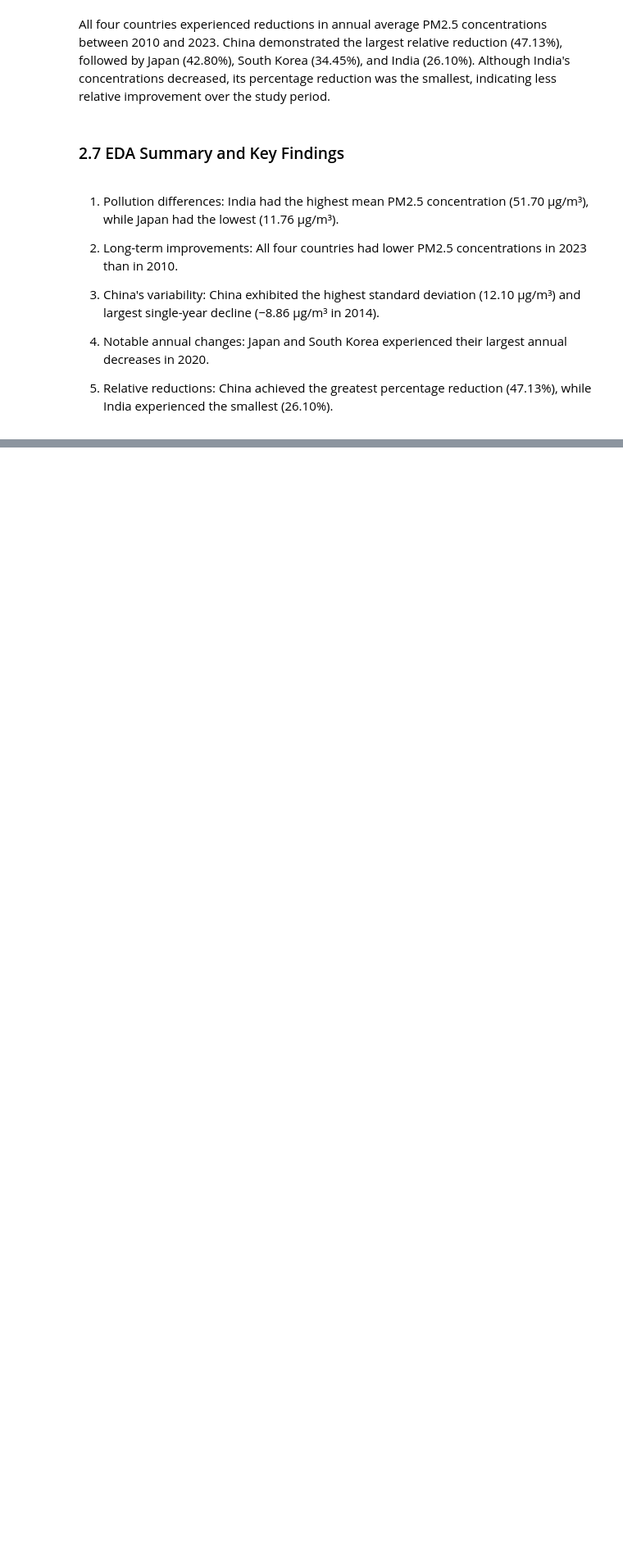
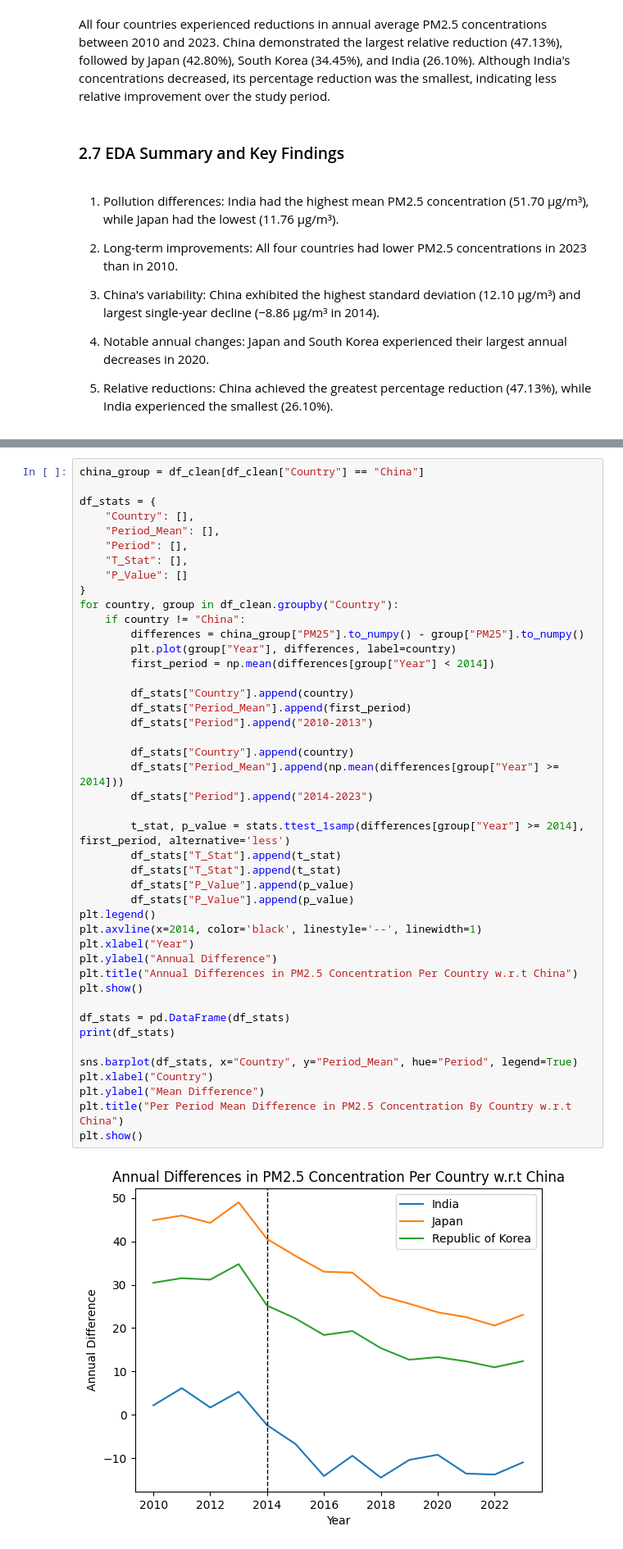
Before and after one commit to Jones-M8/china-pm25-convergence, a Jupyter notebook: notebooks/pm25_analysis.ipynb, the cells around one changed output, grey strips where cells are left out. Shown at 82% size. Cells and saved outputs as stored; diff of their text form; blank space fills up the shorter version.

```diff
--- a/notebooks/pm25_analysis.ipynb
+++ b/notebooks/pm25_analysis.ipynb
@@ -532,0 +537,46 @@ All four countries experienced reductions in annual average PM2.5 concentrations
+# %%
+china_group = df_clean[df_clean["Country"] == "China"]
+
+df_stats = {
+    "Country": [],
+    "Period_Mean": [],
+    "Period": [],
+    "T_Stat": [],
+    "P_Value": []
+}
+for country, group in df_clean.groupby("Country"):
+    if country != "China":
+        differences = china_group["PM25"].to_numpy() - group["PM25"].to_numpy()
+        plt.plot(group["Year"], differences, label=country)
+        first_period = np.mean(differences[group["Year"] < 2014])
+
+        df_stats["Country"].append(country)
+        df_stats["Period_Mean"].append(first_period)
+        df_stats["Period"].append("2010-2013")
+
+        df_stats["Country"].append(country)
+        df_stats["Period_Mean"].append(np.mean(differences[group["Year"] >= 2014]))
+        df_stats["Period"].append("2014-2023")
+
+        t_stat, p_value = stats.ttest_1samp(differences[group["Year"] >= 2014], first_period, alternative='less')
+        df_stats["T_Stat"].append(t_stat)
+        df_stats["T_Stat"].append(t_stat)
+        df_stats["P_Value"].append(p_value)
+        df_stats["P_Value"].append(p_value)
+plt.legend()
+plt.axvline(x=2014, color='black', linestyle='--', linewidth=1)
+plt.xlabel("Year")
+plt.ylabel("Annual Difference")
+plt.title("Annual Differences in PM2.5 Concentration Per Country w.r.t China")
+plt.show()
+
+df_stats = pd.DataFrame(df_stats)
+print(df_stats)
+
+sns.barplot(df_stats, x="Country", y="Period_Mean", hue="Period", legend=True)
+plt.xlabel("Country")
+plt.ylabel("Mean Difference")
+plt.title("Per Period Mean Difference in PM2.5 Concentration By Country w.r.t China")
+plt.show()
+# %% [output]
+[figure, added]
```
Also changed, not shown: parts of 5 cells of this notebook.
